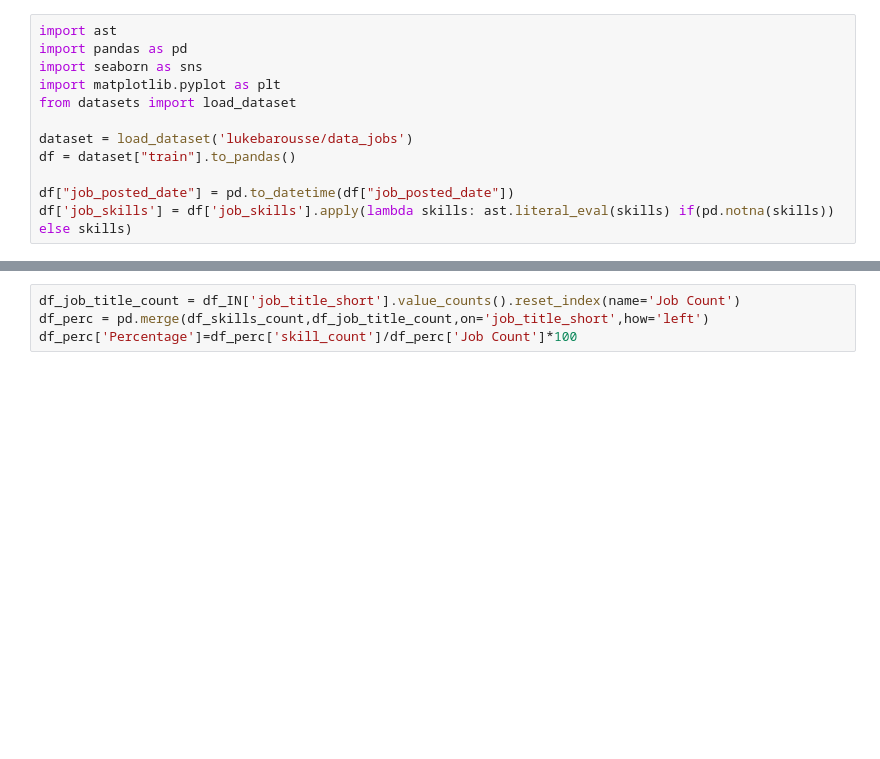
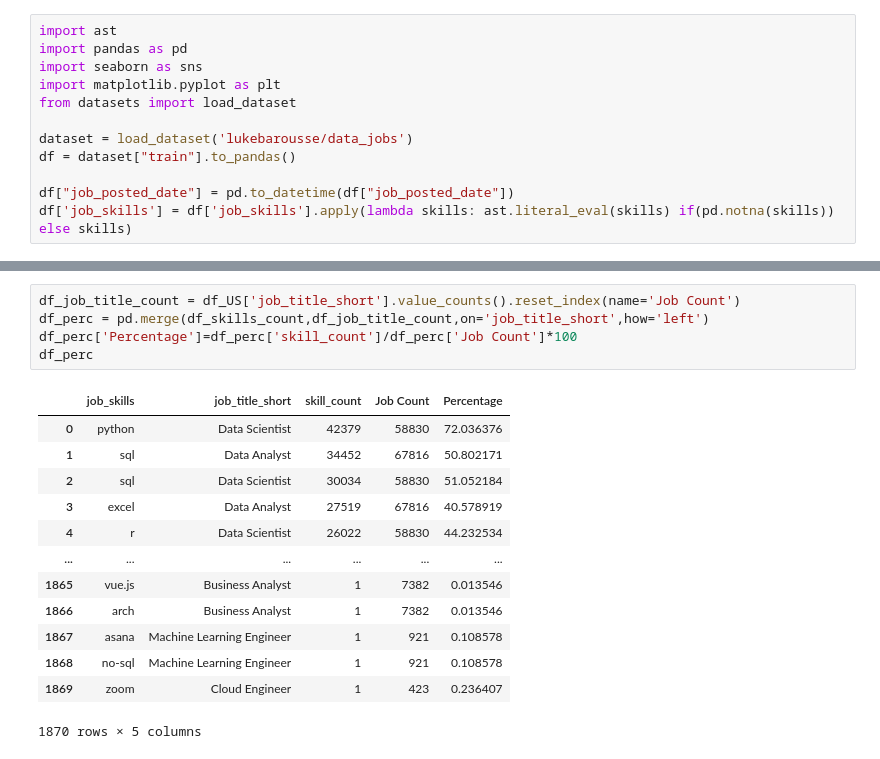
Before and after one commit to avish-attri/Data-Analyst-Job-Analysis, a Jupyter notebook: 2_Skill_Demand.ipynb, the cells around one changed output, grey strips where cells are left out. Drawn from its saved outputs; the diff is of its cells as text; blank space fills up the shorter version.

```diff
--- a/2_Skill_Demand.ipynb
+++ b/2_Skill_Demand.ipynb
@@ -19,5 +35,20 @@ df_skills_count.sort_values(by='skill_count', ascending=False, inplace=True)
 # %%
-df_job_title_count = df_IN['job_title_short'].value_counts().reset_index(name='Job Count')
+df_job_title_count = df_US['job_title_short'].value_counts().reset_index(name='Job Count')
 df_perc = pd.merge(df_skills_count,df_job_title_count,on='job_title_short',how='left')
 df_perc['Percentage']=df_perc['skill_count']/df_perc['Job Count']*100
+df_perc
+# %% [output]
+|  | job_skills | job_title_short | skill_count | Job Count | Percentage |
+| 0 | python | Data Scientist | 42379 | 58830 | 72.036376 |
+| 1 | sql | Data Analyst | 34452 | 67816 | 50.802171 |
+| 2 | sql | Data Scientist | 30034 | 58830 | 51.052184 |
+| 3 | excel | Data Analyst | 27519 | 67816 | 40.578919 |
+| 4 | r | Data Scientist | 26022 | 58830 | 44.232534 |
+| ... | ... | ... | ... | ... | ... |
+| 1865 | vue.js | Business Analyst | 1 | 7382 | 0.013546 |
+| 1866 | arch | Business Analyst | 1 | 7382 | 0.013546 |
+| 1867 | asana | Machine Learning Engineer | 1 | 921 | 0.108578 |
+| 1868 | no-sql | Machine Learning Engineer | 1 | 921 | 0.108578 |
+| 1869 | zoom | Cloud Engineer | 1 | 423 | 0.236407 |
+1870 rows × 5 columns
 # %%
```
Also changed, not shown: parts of 3 cells of this notebook, 5 other files.
